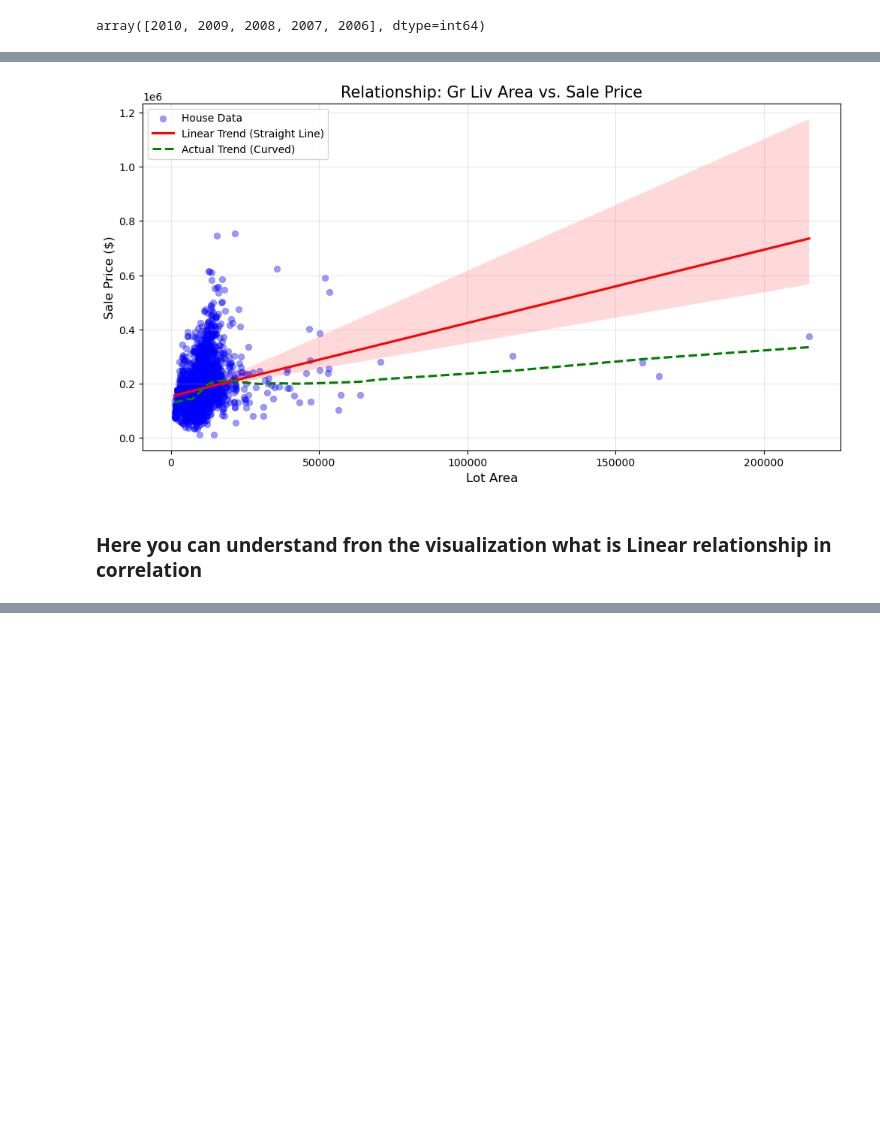
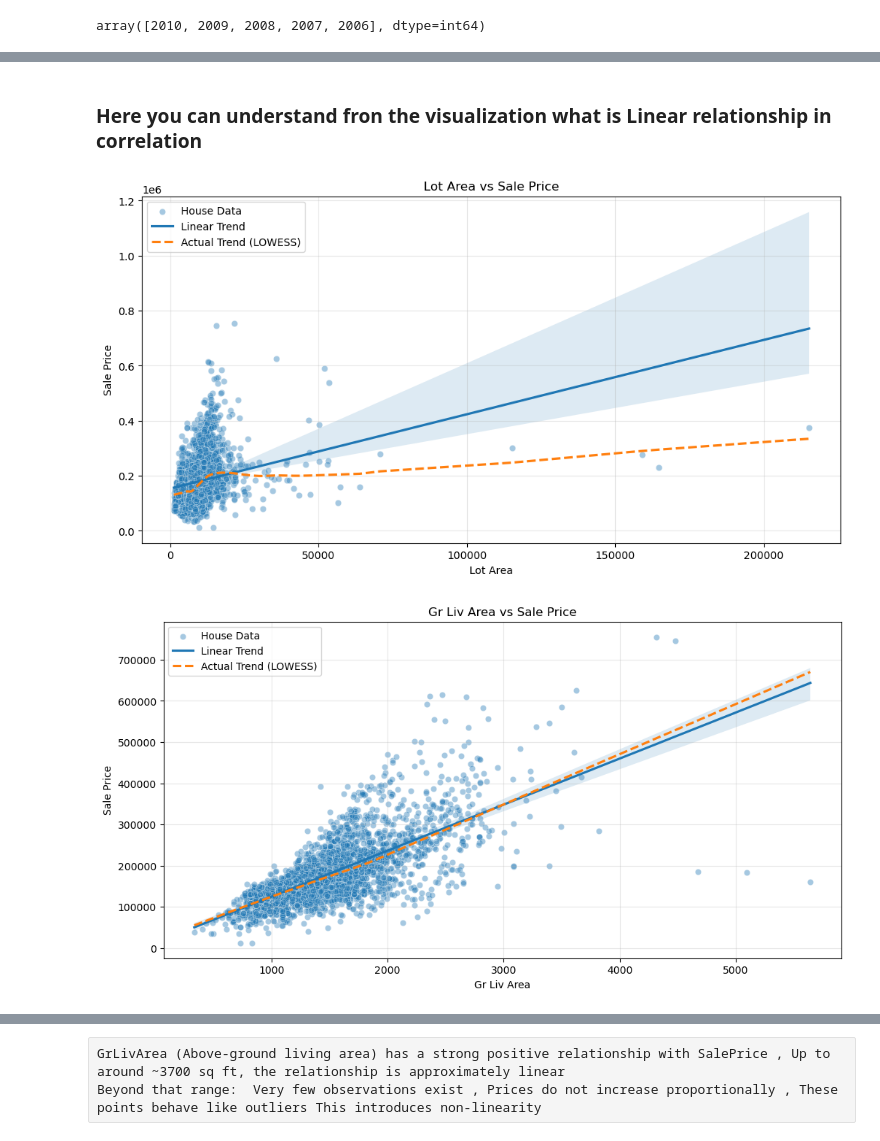
Before and after one commit to ThakurNishant2004/House_price_intelligence_system, a Jupyter notebook: main.ipynb, the cells around one changed output, grey strips where cells are left out. Cells and saved outputs as stored; diff of their text form; code cells hidden in the pictures; blank space fills up the shorter version.

```diff
--- a/main.ipynb
+++ b/main.ipynb
@@ -281,30 +226,46 @@ plt.show()
-# %%
-plt.figure(figsize=(12, 6))
-
-# 1. Plot the actual data points (Blue dots)
-sns.scatterplot(x='Lot Area', y='SalePrice', data=dataset,
-                alpha=0.4, color='blue', edgecolor=None, label='House Data')
-
-# 2. Add the Linear Regression Line (Red)
-# This shows what the model "thinks" the relationship is if it assumes a straight line.
-sns.regplot(x='Lot Area', y='SalePrice', data=dataset, scatter=False,
-            color='red', label='Linear Trend (Straight Line)')
-
-# 3. Add the Non-Linear Trend (Green)
-# "lowess=True" allows the line to curve and fit the data flexibly.
-sns.regplot(x='Lot Area', y='SalePrice', data=dataset, scatter=False,
-            lowess=True, color='green', line_kws={'linestyle':'--'}, label='Actual Trend (Curved)')
-
-# Formatting the chart
-plt.title('Relationship: Gr Liv Area vs. Sale Price', fontsize=15)
-plt.xlabel('Lot Area', fontsize=12)
-plt.ylabel('Sale Price ($)', fontsize=12)
-plt.legend()
-plt.grid(True, alpha=0.3)
-
-# Show the plot
-plt.show()
-# %% [output]
-[figure, old version]
 # %% [markdown]
 ### Here you can understand fron the visualization what is Linear relationship in correlation
+# %%
+features = ['Lot Area', 'Gr Liv Area', 'Year Built','Overall Qual']
+
+for feature in features:
+    plt.figure(figsize=(12,6))
+
+    # Scatter plot (Actual data)
+    sns.scatterplot(
+        x=feature,
+        y='SalePrice',
+        data=dataset,
+        alpha=0.4,
+        label='House Data'
+    )
+
+    # Linear regression line
+    sns.regplot(
+        x=feature,
+        y='SalePrice',
+        data=dataset,
+        scatter=False,
+        label='Linear Trend'
+    )
+
+    # Non-linear LOWESS trend
+    sns.regplot(
+        x=feature,
+        y='SalePrice',
+        data=dataset,
+        scatter=False,
+        lowess=True,
+        line_kws={'linestyle': '--'},
+        label='Actual Trend (LOWESS)'
+    )
+
+    plt.title(f'{feature} vs Sale Price')
+    plt.xlabel(feature)
+    plt.ylabel('Sale Price')
+    plt.legend()
+    plt.grid(alpha=0.3)
+    plt.show()
+# %% [output]
+[figure, new version]
+[figure, added]
@@ -310,0 +274,3 @@ plt.show()
+# %% [raw]
+GrLivArea (Above-ground living area) has a strong positive relationship with SalePrice , Up to around ~3700 sq ft, the relationship is approximately linear
+Beyond that range:  Very few observations exist , Prices do not increase proportionally , These points behave like outliers This introduces non-linearity
```
Also changed, not shown: parts of 16 cells of this notebook.
